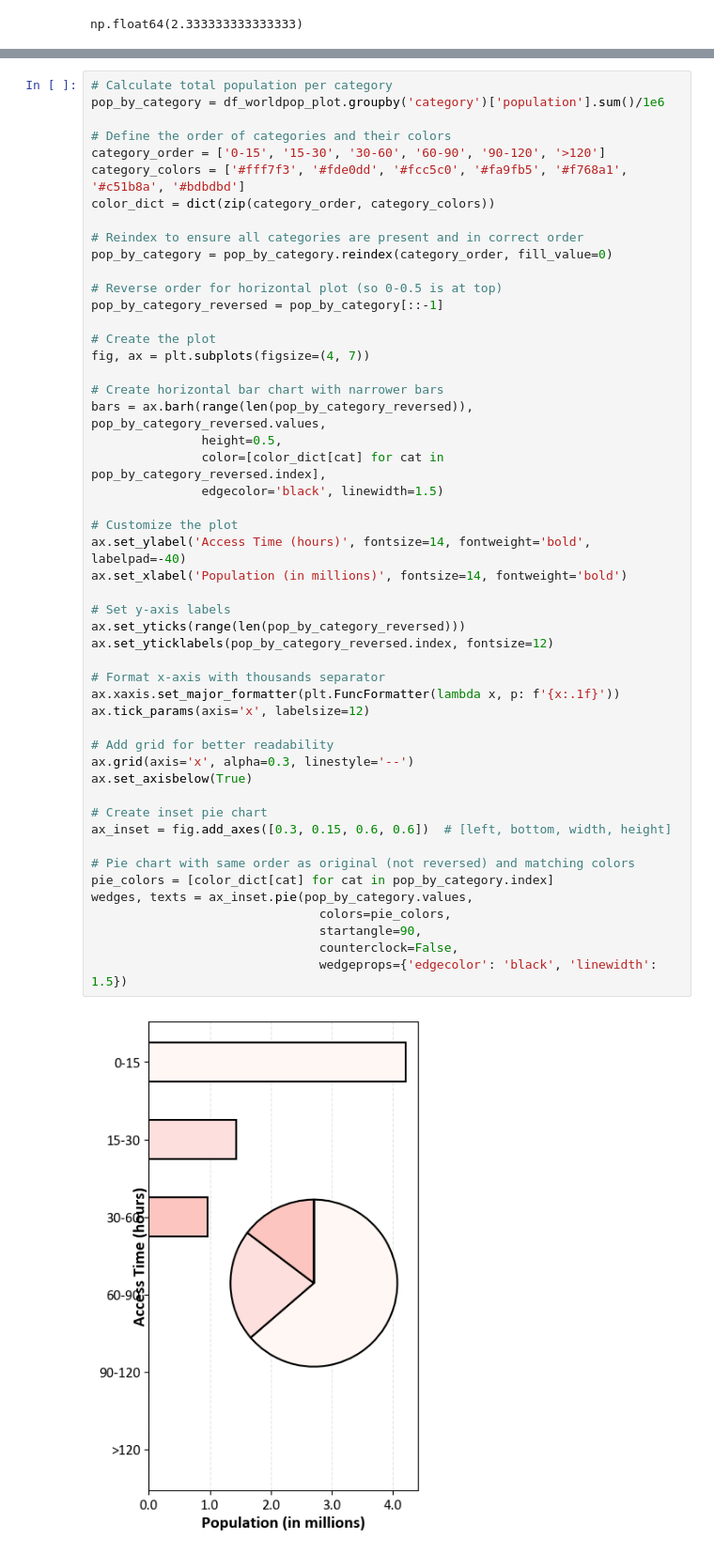
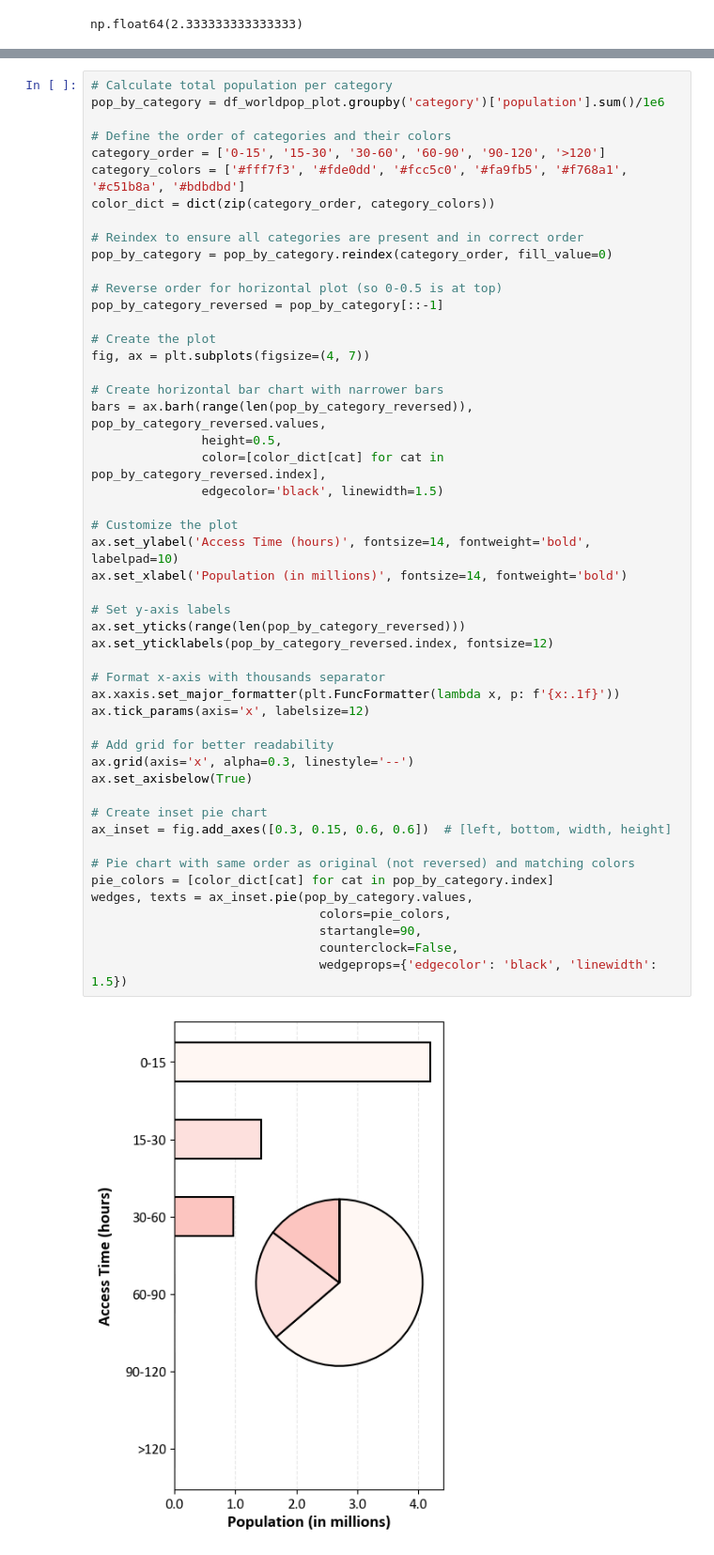
Before and after one commit to VU-IVM/Criticality-Analysis-Roads-Serbia, a Jupyter notebook: notebooks/3d_Baseline_Accesibility_Analysis-hospital.ipynb, the cells around one changed output, grey strips where cells are left out. Shown at 94% size. Cells and saved outputs as stored; diff of their text form.

```diff
--- a/notebooks/3d_Baseline_Accesibility_Analysis-hospital.ipynb
+++ b/notebooks/3d_Baseline_Accesibility_Analysis-hospital.ipynb
@@ -340,32 +340,32 @@ bars = ax.barh(range(len(pop_by_category_reversed)), pop_by_category_reversed.va
                height=0.5,
                color=[color_dict[cat] for cat in pop_by_category_reversed.index],
                edgecolor='black', linewidth=1.5)
 
 # Customize the plot
-ax.set_ylabel('Access Time (hours)', fontsize=14, fontweight='bold', labelpad=-40)
+ax.set_ylabel('Access Time (hours)', fontsize=14, fontweight='bold', labelpad=10)
 ax.set_xlabel('Population (in millions)', fontsize=14, fontweight='bold')
 
 # Set y-axis labels
 ax.set_yticks(range(len(pop_by_category_reversed)))
 ax.set_yticklabels(pop_by_category_reversed.index, fontsize=12)
 
 # Format x-axis with thousands separator
 ax.xaxis.set_major_formatter(plt.FuncFormatter(lambda x, p: f'{x:.1f}'))
 ax.tick_params(axis='x', labelsize=12)
 
 # Add grid for better readability
 ax.grid(axis='x', alpha=0.3, linestyle='--')
 ax.set_axisbelow(True)
 
 # Create inset pie chart
 ax_inset = fig.add_axes([0.3, 0.15, 0.6, 0.6])  # [left, bottom, width, height]
 
 # Pie chart with same order as original (not reversed) and matching colors
 pie_colors = [color_dict[cat] for cat in pop_by_category.index]
 wedges, texts = ax_inset.pie(pop_by_category.values,
                                colors=pie_colors,
                                startangle=90,
                                counterclock=False,
                                wedgeprops={'edgecolor': 'black', 'linewidth': 1.5})
 # %% [output]
-[figure, old version]
+[figure, new version]
```
Also changed, not shown: parts of 1 cell of this notebook, 28 other files.
